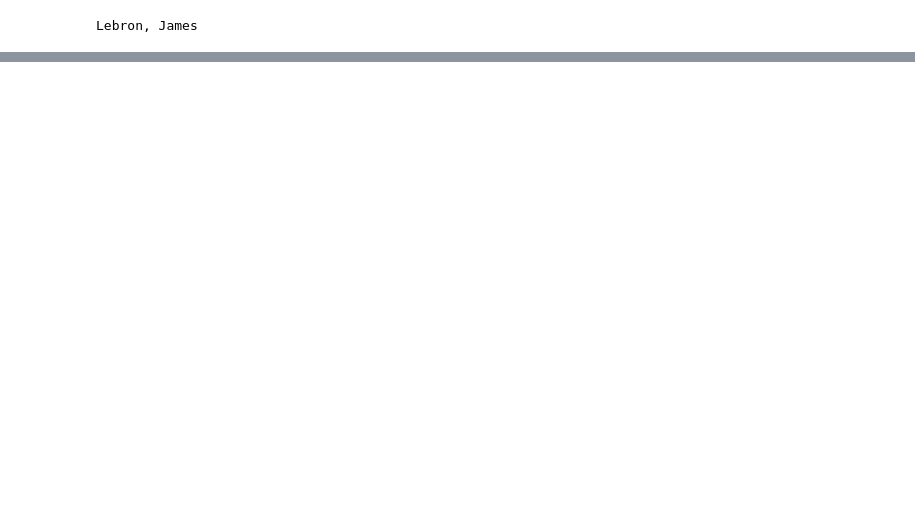
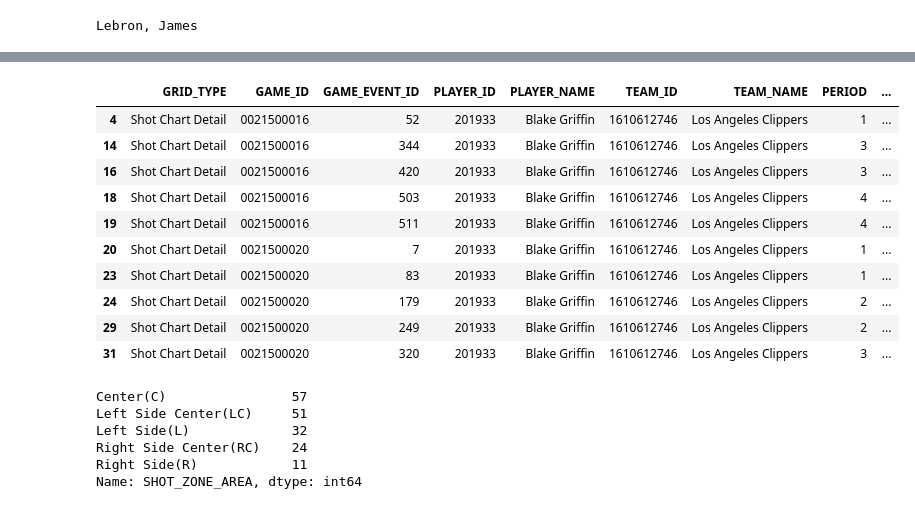
Before and after one commit to btq/nba_stats, a Jupyter notebook: NBA_Rebound_Blake.ipynb, the cells around one changed output, grey strips where cells are left out. Drawn from its saved outputs; the diff is of its cells as text; code cells hidden in the pictures; blank space fills up the shorter version.

```diff
--- a/NBA_Rebound_Blake.ipynb
+++ b/NBA_Rebound_Blake.ipynb
@@ -56,9 +56,9 @@ def player_lookup(name='All',season='2015-16'):
 pname = 'Blake Griffin'
 cap_df = player_lookup()
 pinfo = cap_df[cap_df['DISPLAY_LAST_COMMA_FIRST']==format_name_last_comma_first(pname)]
-pID = pinfo['PERSON_ID']
+pID = pinfo['PERSON_ID'].values
 print(pinfo.head())
-print(pID[0]))
+print(pID)
 # %% [output]
      PERSON_ID DISPLAY_LAST_COMMA_FIRST  ROSTERSTATUS FROM_YEAR TO_YEAR  \
 163     201933           Griffin, Blake             1      2009    2015
@@ -87,7 +87,7 @@ sc_params = {u'AheadBehind': u'',
  u'OpponentTeamID': 0,
  u'Outcome': u'',
  u'Period': 0,
- u'PlayerID': pID.values,
+ u'PlayerID': pID,
  u'PointDiff': u'',
  u'Position': u'',
  u'RangeType': u'',
@@ -101,10 +101,9 @@ sc_params = {u'AheadBehind': u'',
  u'VsConference': u'',
  u'VsDivision': u''}
 
-baseurl = 'http://stats.nba.com/stats/shotchartdetail?'
-resp2 = requests.get(baseurl,params=sc_params)
-print(resp2.url)
-print(resp2.json().keys())
-player_shot_df = pd.DataFrame(resp2.json()['resultSets'][0]['rowSet'],columns=resp2.json()['resultSets'][0]['headers'])
+sc_url = 'http://stats.nba.com/stats/shotchartdetail?'
+sc_resp = requests.get(sc_url,params=sc_params)
+print(sc_resp.url)
+player_shot_df = pd.DataFrame(sc_resp.json()['resultSets'][0]['rowSet'],columns=sc_resp.json()['resultSets'][0]['headers'])
 print(player_shot_df.shape)
 player_shot_df.head(5)
@@ -110,0 +120,26 @@ player_shot_df.head(5)
+# %%
+#Get all missed shots from mid-range, 16-24ft.
+miss_mid_df = player_shot_df[(player_shot_df['EVENT_TYPE']=='Missed Shot') &
+                             (player_shot_df['SHOT_ZONE_BASIC']=='Mid-Range')]
+miss_mid_df.head(10)
+# %% [output]
+|  | GRID_TYPE | GAME_ID | GAME_EVENT_ID | PLAYER_ID | PLAYER_NAME | TEAM_ID | TEAM_NAME | PERIOD | ... |
+| 4 | Shot Chart Detail | 0021500016 | 52 | 201933 | Blake Griffin | 1610612746 | Los Angeles Clippers | 1 | ... |
+| 14 | Shot Chart Detail | 0021500016 | 344 | 201933 | Blake Griffin | 1610612746 | Los Angeles Clippers | 3 | ... |
+| 16 | Shot Chart Detail | 0021500016 | 420 | 201933 | Blake Griffin | 1610612746 | Los Angeles Clippers | 3 | ... |
+| 18 | Shot Chart Detail | 0021500016 | 503 | 201933 | Blake Griffin | 1610612746 | Los Angeles Clippers | 4 | ... |
+| 19 | Shot Chart Detail | 0021500016 | 511 | 201933 | Blake Griffin | 1610612746 | Los Angeles Clippers | 4 | ... |
+| 20 | Shot Chart Detail | 0021500020 | 7 | 201933 | Blake Griffin | 1610612746 | Los Angeles Clippers | 1 | ... |
+| 23 | Shot Chart Detail | 0021500020 | 83 | 201933 | Blake Griffin | 1610612746 | Los Angeles Clippers | 1 | ... |
+| 24 | Shot Chart Detail | 0021500020 | 179 | 201933 | Blake Griffin | 1610612746 | Los Angeles Clippers | 2 | ... |
+| 29 | Shot Chart Detail | 0021500020 | 249 | 201933 | Blake Griffin | 1610612746 | Los Angeles Clippers | 2 | ... |
+| 31 | Shot Chart Detail | 0021500020 | 320 | 201933 | Blake Griffin | 1610612746 | Los Angeles Clippers | 3 | ... |
+# %%
+miss_mid_df['SHOT_ZONE_AREA'].value_counts()
+# %% [output]
+Center(C)                57
+Left Side Center(LC)     51
+Left Side(L)             32
+Right Side Center(RC)    24
+Right Side(R)            11
+Name: SHOT_ZONE_AREA, dtype: int64
```
Also changed, not shown: parts of 4 cells of this notebook.
